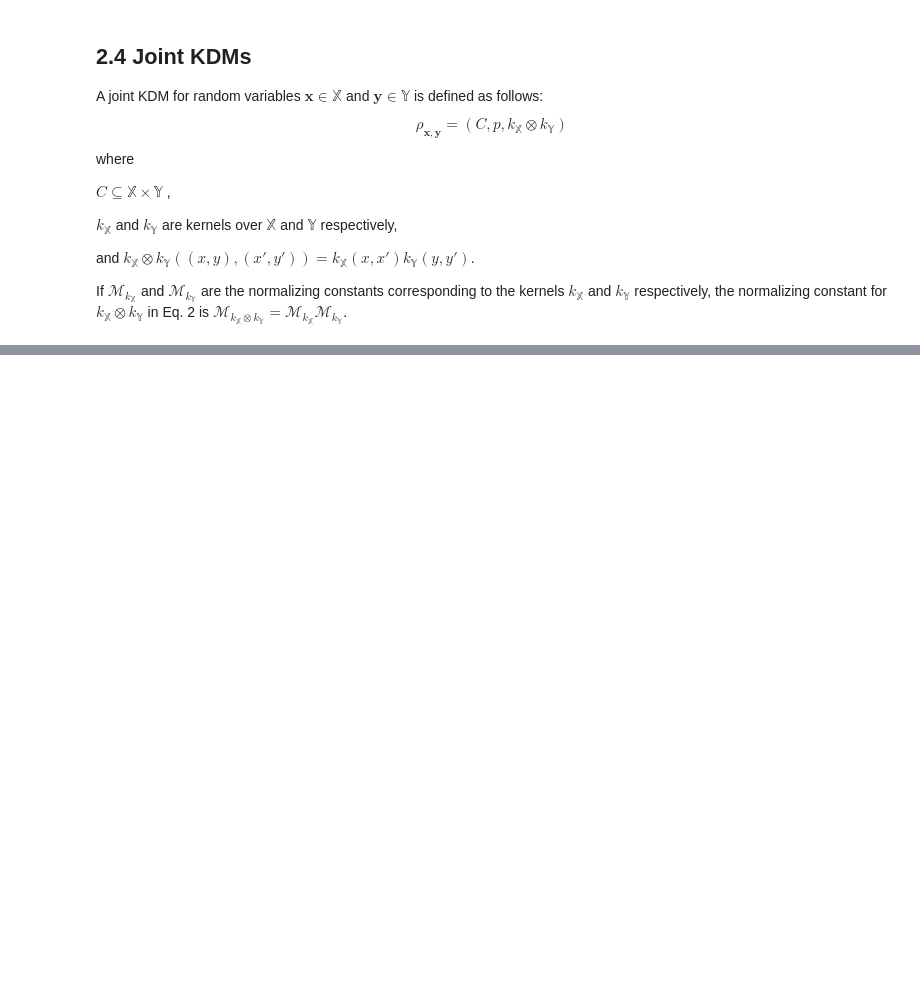
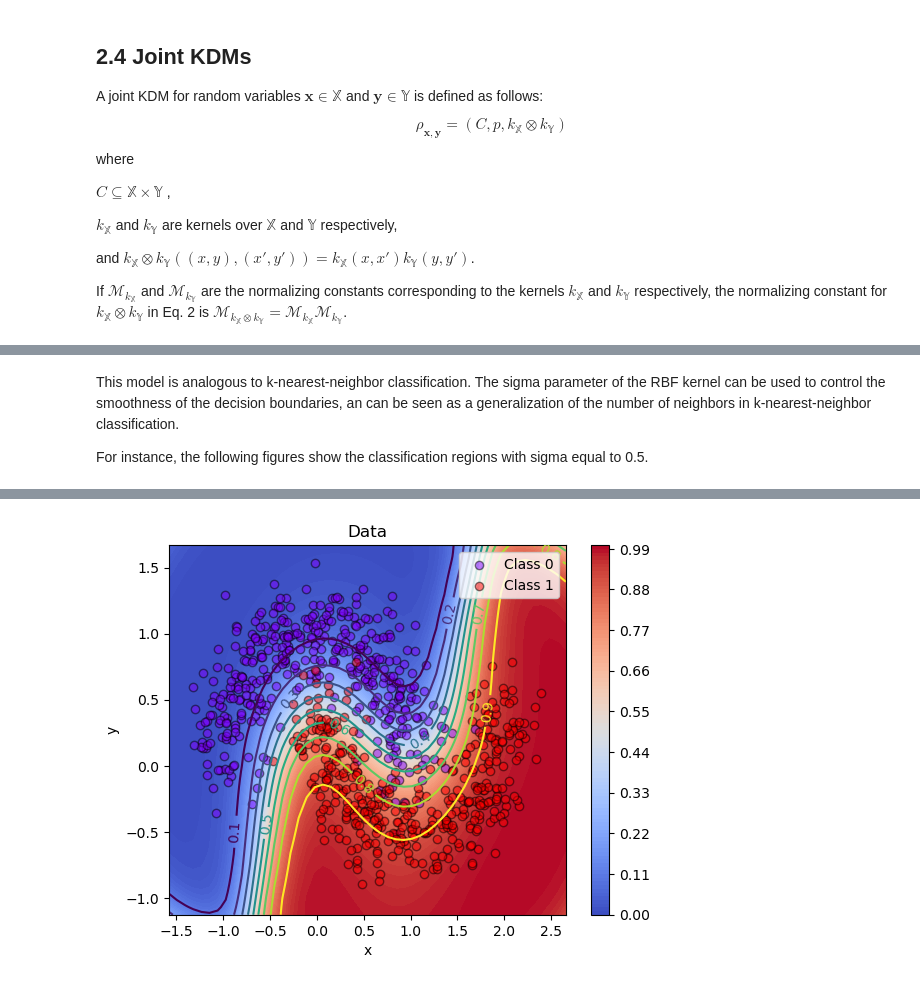
Before and after one commit to fagonzalezo/kdm, a Jupyter notebook: kdm_introduction.ipynb, the cells around one changed output, grey strips where cells are left out. Saved outputs shown, nothing was run; the diff lists cells and outputs as text; code cells hidden in the pictures; blank space fills up the shorter version.

```diff
--- a/kdm_introduction.ipynb
+++ b/kdm_introduction.ipynb
@@ -323,0 +541,15 @@ If $\mathcal{M}_{k_{\mathbb X}}$  and $\mathcal{M}_{k_{\mathbb Y}}$ are the norm
+# %% [markdown]
+This model is analogous to k-nearest-neighbor classification. The sigma parameter of the RBF kernel can be used to control the smoothness of the decision boundaries, an can be seen as a generalization of the number of neighbors in k-nearest-neighbor classification.
+
+For instance, the following figures show the classification regions with sigma equal to 0.5.
+# %%
+kdm_model.kdm.kernel.sigma.assign(0.5)
+# Plot the decision region
+plot_decision_region(X, gen_pred_fun(kdm_model))
+plot_data(X_train, y_train)
+# Evaluate the classifier
+score = kdm_model.evaluate(X_test, y_test, verbose=0)
+print('Test loss:', score[0])
+print('Test accuracy:', score[1])
+print(f'Sigma: {kdm_model.kernel.sigma.numpy()}')
+# %% [output]
@@ -323,0 +560 @@ If $\mathcal{M}_{k_{\mathbb X}}$  and $\mathcal{M}_{k_{\mathbb Y}}$ are the norm
+[figure, added]
```
Also changed, not shown: parts of 24 cells of this notebook, 5 other files.
